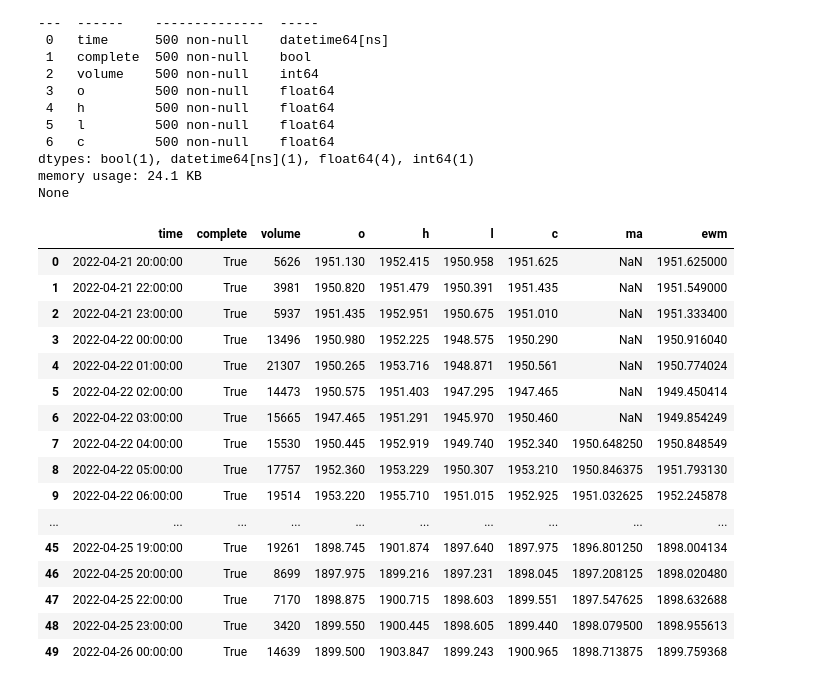
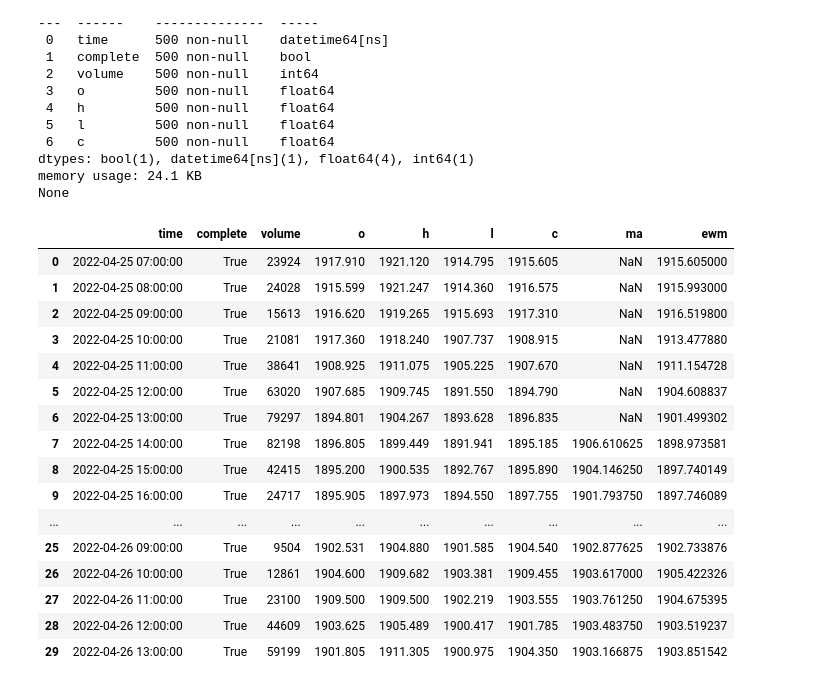
Before and after one commit to ongzhixian/BasicOandaApp, a Jupyter notebook: NoteBooks/ExploreJson.ipynb, the cells around one changed output. Saved outputs shown, nothing was run; the diff lists cells and outputs as text; code cells hidden in the pictures.

```diff
--- a/NoteBooks/ExploreJson.ipynb
+++ b/NoteBooks/ExploreJson.ipynb
@@ -71,24 +78,24 @@ None
 # %%
 #df['ma'] = df.rolling(5,on='pop').mean()
 #print(df.to_string())
 df['ma'] = df['c'].rolling(8).mean()
 df['ewm'] = df['c'].ewm(span=4, adjust=False).mean()
-df.head(50)
+df.head(30)
 # %% [output]
 |  | time | complete | volume | o | h | l | c | ma | ewm |
-| 0 | 2022-04-21 20:00:00 | True | 5626 | 1951.130 | 1952.415 | 1950.958 | 1951.625 | NaN | 1951.625000 |
-| 1 | 2022-04-21 22:00:00 | True | 3981 | 1950.820 | 1951.479 | 1950.391 | 1951.435 | NaN | 1951.549000 |
-| 2 | 2022-04-21 23:00:00 | True | 5937 | 1951.435 | 1952.951 | 1950.675 | 1951.010 | NaN | 1951.333400 |
-| 3 | 2022-04-22 00:00:00 | True | 13496 | 1950.980 | 1952.225 | 1948.575 | 1950.290 | NaN | 1950.916040 |
-| 4 | 2022-04-22 01:00:00 | True | 21307 | 1950.265 | 1953.716 | 1948.871 | 1950.561 | NaN | 1950.774024 |
-| 5 | 2022-04-22 02:00:00 | True | 14473 | 1950.575 | 1951.403 | 1947.295 | 1947.465 | NaN | 1949.450414 |
-| 6 | 2022-04-22 03:00:00 | True | 15665 | 1947.465 | 1951.291 | 1945.970 | 1950.460 | NaN | 1949.854249 |
-| 7 | 2022-04-22 04:00:00 | True | 15530 | 1950.445 | 1952.919 | 1949.740 | 1952.340 | 1950.648250 | 1950.848549 |
-| 8 | 2022-04-22 05:00:00 | True | 17757 | 1952.360 | 1953.229 | 1950.307 | 1953.210 | 1950.846375 | 1951.793130 |
-| 9 | 2022-04-22 06:00:00 | True | 19514 | 1953.220 | 1955.710 | 1951.015 | 1952.925 | 1951.032625 | 1952.245878 |
+| 0 | 2022-04-25 07:00:00 | True | 23924 | 1917.910 | 1921.120 | 1914.795 | 1915.605 | NaN | 1915.605000 |
+| 1 | 2022-04-25 08:00:00 | True | 24028 | 1915.599 | 1921.247 | 1914.360 | 1916.575 | NaN | 1915.993000 |
+| 2 | 2022-04-25 09:00:00 | True | 15613 | 1916.620 | 1919.265 | 1915.693 | 1917.310 | NaN | 1916.519800 |
+| 3 | 2022-04-25 10:00:00 | True | 21081 | 1917.360 | 1918.240 | 1907.737 | 1908.915 | NaN | 1913.477880 |
+| 4 | 2022-04-25 11:00:00 | True | 38641 | 1908.925 | 1911.075 | 1905.225 | 1907.670 | NaN | 1911.154728 |
+| 5 | 2022-04-25 12:00:00 | True | 63020 | 1907.685 | 1909.745 | 1891.550 | 1894.790 | NaN | 1904.608837 |
+| 6 | 2022-04-25 13:00:00 | True | 79297 | 1894.801 | 1904.267 | 1893.628 | 1896.835 | NaN | 1901.499302 |
+| 7 | 2022-04-25 14:00:00 | True | 82198 | 1896.805 | 1899.449 | 1891.941 | 1895.185 | 1906.610625 | 1898.973581 |
+| 8 | 2022-04-25 15:00:00 | True | 42415 | 1895.200 | 1900.535 | 1892.767 | 1895.890 | 1904.146250 | 1897.740149 |
+| 9 | 2022-04-25 16:00:00 | True | 24717 | 1895.905 | 1897.973 | 1894.550 | 1897.755 | 1901.793750 | 1897.746089 |
 | ... | ... | ... | ... | ... | ... | ... | ... | ... | ... |
-| 45 | 2022-04-25 19:00:00 | True | 19261 | 1898.745 | 1901.874 | 1897.640 | 1897.975 | 1896.801250 | 1898.004134 |
-| 46 | 2022-04-25 20:00:00 | True | 8699 | 1897.975 | 1899.216 | 1897.231 | 1898.045 | 1897.208125 | 1898.020480 |
-| 47 | 2022-04-25 22:00:00 | True | 7170 | 1898.875 | 1900.715 | 1898.603 | 1899.551 | 1897.547625 | 1898.632688 |
-| 48 | 2022-04-25 23:00:00 | True | 3420 | 1899.550 | 1900.445 | 1898.605 | 1899.440 | 1898.079500 | 1898.955613 |
-| 49 | 2022-04-26 00:00:00 | True | 14639 | 1899.500 | 1903.847 | 1899.243 | 1900.965 | 1898.713875 | 1899.759368 |
+| 25 | 2022-04-26 09:00:00 | True | 9504 | 1902.531 | 1904.880 | 1901.585 | 1904.540 | 1902.877625 | 1902.733876 |
+| 26 | 2022-04-26 10:00:00 | True | 12861 | 1904.600 | 1909.682 | 1903.381 | 1909.455 | 1903.617000 | 1905.422326 |
+| 27 | 2022-04-26 11:00:00 | True | 23100 | 1909.500 | 1909.500 | 1902.219 | 1903.555 | 1903.761250 | 1904.675395 |
+| 28 | 2022-04-26 12:00:00 | True | 44609 | 1903.625 | 1905.489 | 1900.417 | 1901.785 | 1903.483750 | 1903.519237 |
+| 29 | 2022-04-26 13:00:00 | True | 59199 | 1901.805 | 1911.305 | 1900.975 | 1904.350 | 1903.166875 | 1903.851542 |
```
Also changed, not shown: parts of 5 cells of this notebook, 2 other files.
